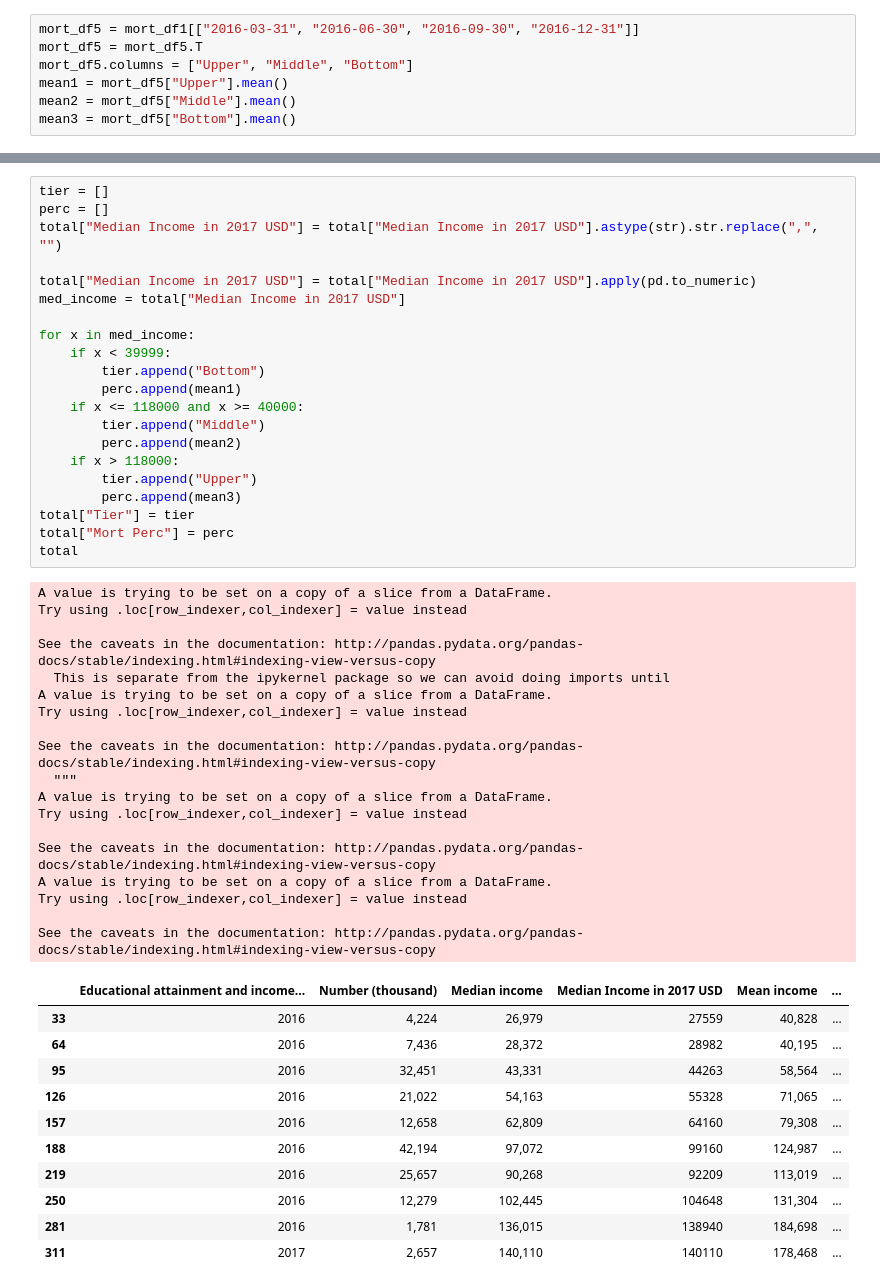
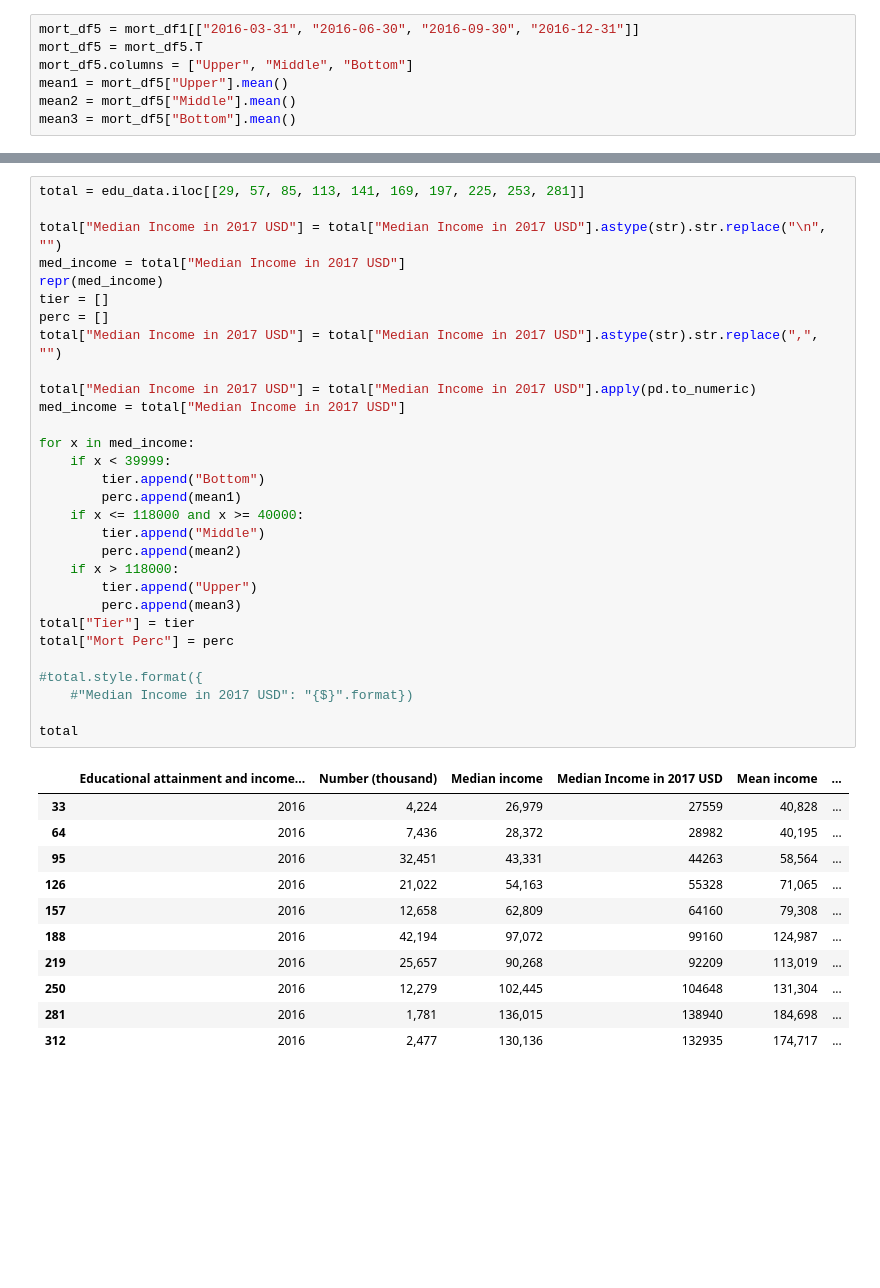
Before and after one commit to LoriHarris/Real_Estate_Affordability, a Jupyter notebook: Cleaning Labor, Income, and Education CSVs.ipynb, the cells around one changed output, grey strips where cells are left out. Drawn from its saved outputs; the diff is of its cells as text; blank space fills up the shorter version.

```diff
--- a/Cleaning Labor, Income, and Education CSVs.ipynb
+++ b/Cleaning Labor, Income, and Education CSVs.ipynb
@@ -218,51 +212,42 @@ See the caveats in the documentation: http://pandas.pydata.org/pandas-docs/stabl
 # %%
+total = edu_data.iloc[[29, 57, 85, 113, 141, 169, 197, 225, 253, 281]]
+
+total["Median Income in 2017 USD"] = total["Median Income in 2017 USD"].astype(str).str.replace("\n", "")
+med_income = total["Median Income in 2017 USD"]
+repr(med_income)
 tier = []
 perc = []
 total["Median Income in 2017 USD"] = total["Median Income in 2017 USD"].astype(str).str.replace(",", "")
 
 total["Median Income in 2017 USD"] = total["Median Income in 2017 USD"].apply(pd.to_numeric)
 med_income = total["Median Income in 2017 USD"]
 
 for x in med_income:
     if x < 39999:
         tier.append("Bottom")
         perc.append(mean1)
     if x <= 118000 and x >= 40000:
         tier.append("Middle")
         perc.append(mean2)
     if x > 118000:
         tier.append("Upper")
         perc.append(mean3)
 total["Tier"] = tier
 total["Mort Perc"] = perc
+
+#total.style.format({
+    #"Median Income in 2017 USD": "{$}".format})
+
 total
 # %% [output]
-A value is trying to be set on a copy of a slice from a DataFrame.
-Try using .loc[row_indexer,col_indexer] = value instead
-
-See the caveats in the documentation: http://pandas.pydata.org/pandas-docs/stable/indexing.html#indexing-view-versus-copy
-  This is separate from the ipykernel package so we can avoid doing imports until
-A value is trying to be set on a copy of a slice from a DataFrame.
-Try using .loc[row_indexer,col_indexer] = value instead
-
-See the caveats in the documentation: http://pandas.pydata.org/pandas-docs/stable/indexing.html#indexing-view-versus-copy
-  """
-A value is trying to be set on a copy of a slice from a DataFrame.
-Try using .loc[row_indexer,col_indexer] = value instead
-
-See the caveats in the documentation: http://pandas.pydata.org/pandas-docs/stable/indexing.html#indexing-view-versus-copy
-A value is trying to be set on a copy of a slice from a DataFrame.
-Try using .loc[row_indexer,col_indexer] = value instead
-
-See the caveats in the documentation: http://pandas.pydata.org/pandas-docs/stable/indexing.html#indexing-view-versus-copy
 |  | Educational attainment and income... | Number (thousand) | Median income | Median Income in 2017 USD | Mean income | ... |
 | 33 | 2016 | 4,224 | 26,979 | 27559 | 40,828 | ... |
 | 64 | 2016 | 7,436 | 28,372 | 28982 | 40,195 | ... |
 | 95 | 2016 | 32,451 | 43,331 | 44263 | 58,564 | ... |
 | 126 | 2016 | 21,022 | 54,163 | 55328 | 71,065 | ... |
 | 157 | 2016 | 12,658 | 62,809 | 64160 | 79,308 | ... |
 | 188 | 2016 | 42,194 | 97,072 | 99160 | 124,987 | ... |
 | 219 | 2016 | 25,657 | 90,268 | 92209 | 113,019 | ... |
 | 250 | 2016 | 12,279 | 102,445 | 104648 | 131,304 | ... |
 | 281 | 2016 | 1,781 | 136,015 | 138940 | 184,698 | ... |
-| 311 | 2017 | 2,657 | 140,110 | 140110 | 178,468 | ... |
+| 312 | 2016 | 2,477 | 130,136 | 132935 | 174,717 | ... |
```
Also changed, not shown: parts of 9 cells of this notebook, 3 other files.
